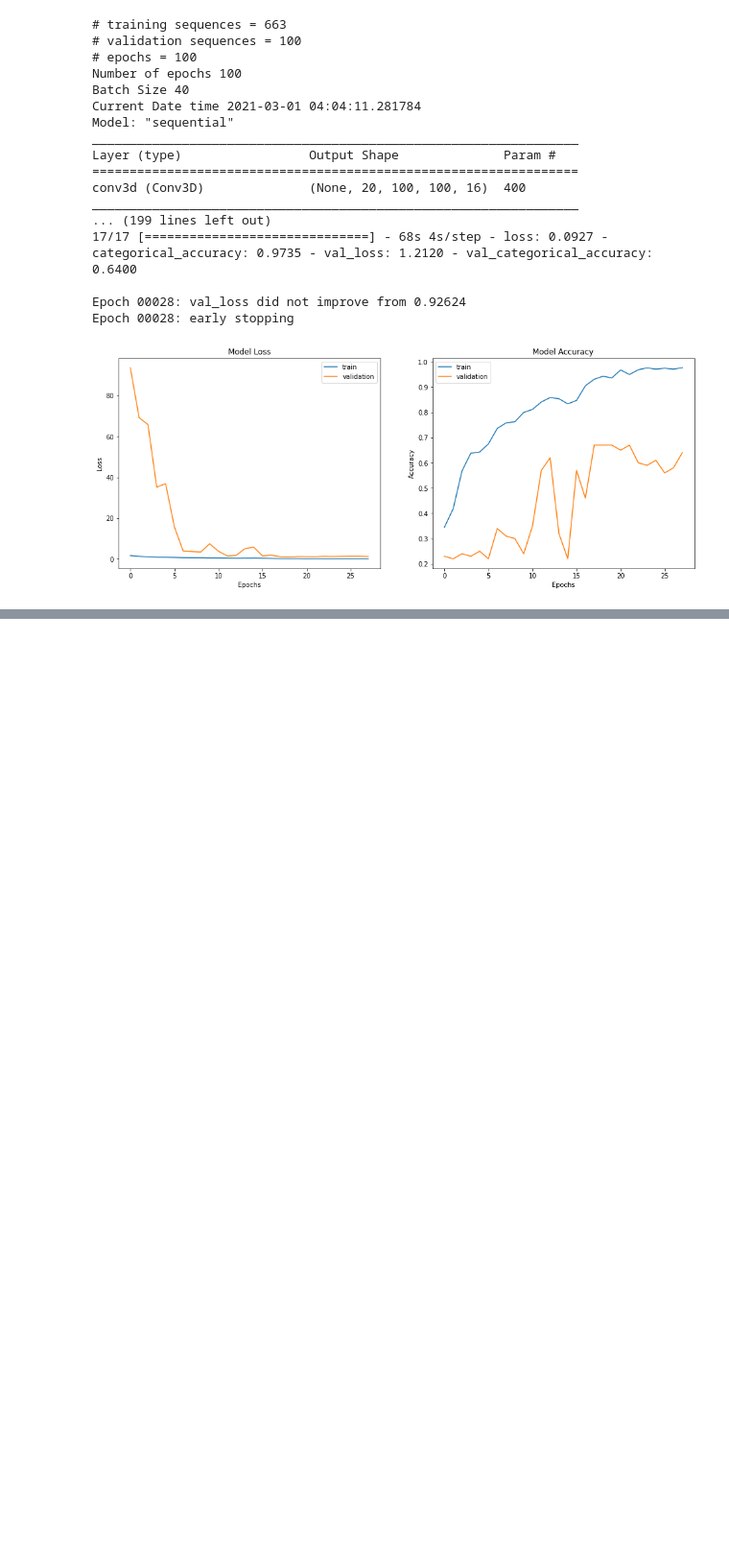
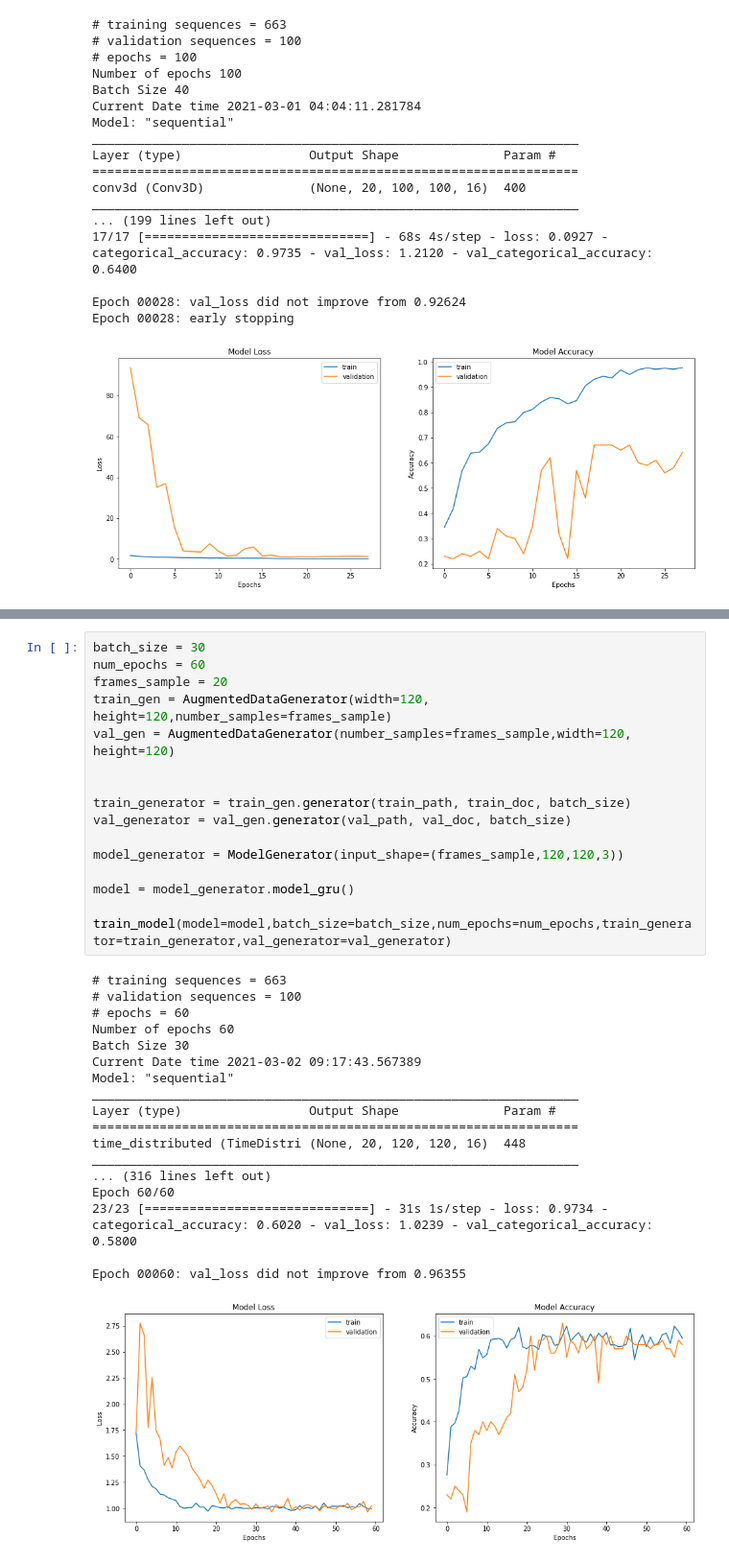
Before and after one commit to ranitha84/gesture_recognition, a Jupyter notebook: Gesture_Recognition.ipynb, the cells around one changed output, grey strips where cells are left out. Shown at 96% size. Drawn from its saved outputs; the diff is of its cells as text; blank space fills up the shorter version.

```diff
--- a/Gesture_Recognition.ipynb
+++ b/Gesture_Recognition.ipynb
@@ -779,0 +1107,35 @@ Epoch 00028: early stopping
+# %%
+batch_size = 30
+num_epochs = 60
+frames_sample = 20
+train_gen = AugmentedDataGenerator(width=120, height=120,number_samples=frames_sample)
+val_gen = AugmentedDataGenerator(number_samples=frames_sample,width=120, height=120)
+
+
+train_generator = train_gen.generator(train_path, train_doc, batch_size)
+val_generator = val_gen.generator(val_path, val_doc, batch_size)
+
+model_generator = ModelGenerator(input_shape=(frames_sample,120,120,3))
+
+model = model_generator.model_gru()
+
+train_model(model=model,batch_size=batch_size,num_epochs=num_epochs,train_generator=train_generator,val_generator=val_generator)
+# %% [output]
+# training sequences = 663
+# validation sequences = 100
+# epochs = 60
+Number of epochs 60
+Batch Size 30
+Current Date time 2021-03-02 09:17:43.567389
+Model: "sequential"
+_________________________________________________________________
+Layer (type)                 Output Shape              Param #
+=================================================================
+time_distributed (TimeDistri (None, 20, 120, 120, 16)  448
+_________________________________________________________________
+... (316 lines left out)
+Epoch 60/60
+23/23 [==============================] - 31s 1s/step - loss: 0.9734 - categorical_accuracy: 0.6020 - val_loss: 1.0239 - val_categorical_accuracy: 0.5800
+
+Epoch 00060: val_loss did not improve from 0.96355
+[figure, added]
```
Also changed, not shown: parts of 14 cells of this notebook.
